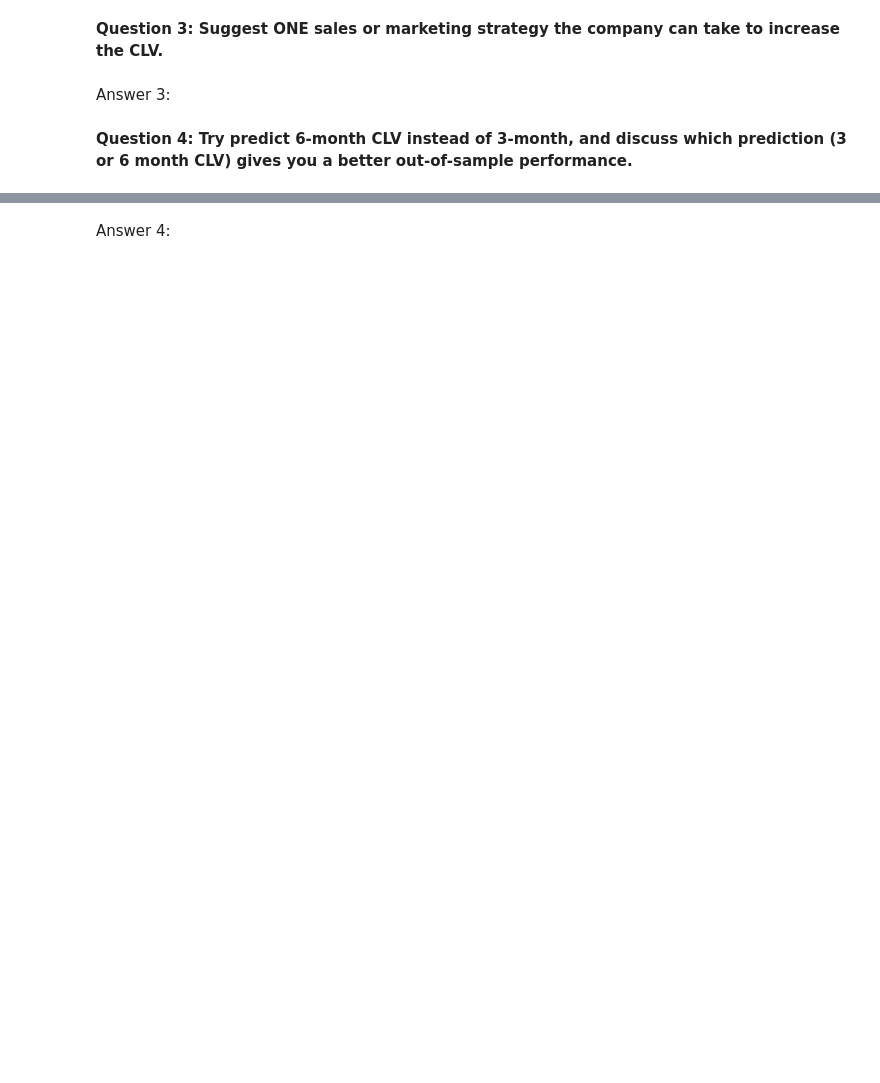
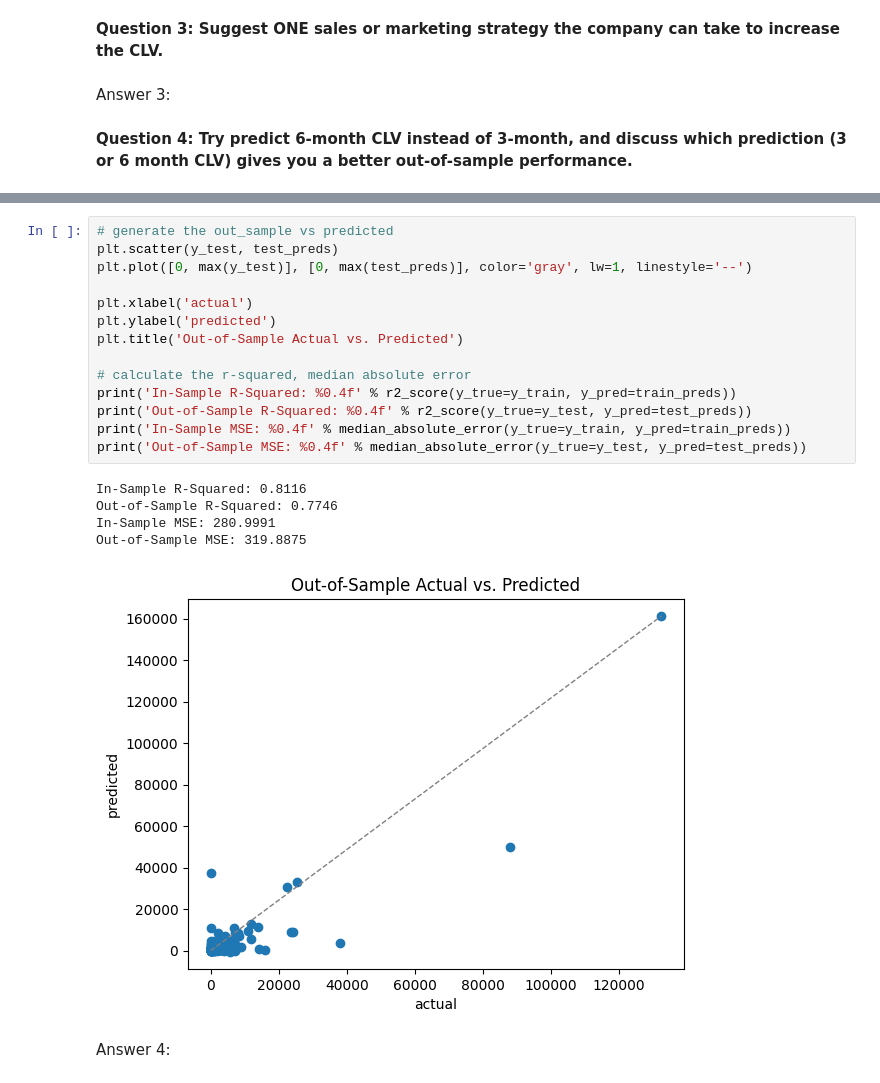
Before and after one commit to bkty1122/bkty1122, a Jupyter notebook: master-school-project/COM6003-Lecon 5/COM6101_2023_24_Sem_2_Lab_5_old.ipynb, the cells around one changed output, grey strips where cells are left out. Cells and saved outputs as stored; diff of their text form; blank space fills up the shorter version.

```diff
--- a/master-school-project/COM6003-Lecon 5/COM6101_2023_24_Sem_2_Lab_5.ipynb
+++ b/master-school-project/COM6003-Lecon 5/COM6101_2023_24_Sem_2_Lab_5_old.ipynb
@@ -584,2 +774,22 @@ Answer 3:
+# %%
+# generate the out_sample vs predicted
+plt.scatter(y_test, test_preds)
+plt.plot([0, max(y_test)], [0, max(test_preds)], color='gray', lw=1, linestyle='--')
+
+plt.xlabel('actual')
+plt.ylabel('predicted')
+plt.title('Out-of-Sample Actual vs. Predicted')
+
+# calculate the r-squared, median absolute error
+print('In-Sample R-Squared: %0.4f' % r2_score(y_true=y_train, y_pred=train_preds))
+print('Out-of-Sample R-Squared: %0.4f' % r2_score(y_true=y_test, y_pred=test_preds))
+print('In-Sample MSE: %0.4f' % median_absolute_error(y_true=y_train, y_pred=train_preds))
+print('Out-of-Sample MSE: %0.4f' % median_absolute_error(y_true=y_test, y_pred=test_preds))
+# %% [output]
+In-Sample R-Squared: 0.8116
+Out-of-Sample R-Squared: 0.7746
+In-Sample MSE: 280.9991
+Out-of-Sample MSE: 319.8875
+[figure, added]
 # %% [markdown]
 Answer 4:
```
Also changed, not shown: parts of 26 cells of this notebook, 1 other file.
